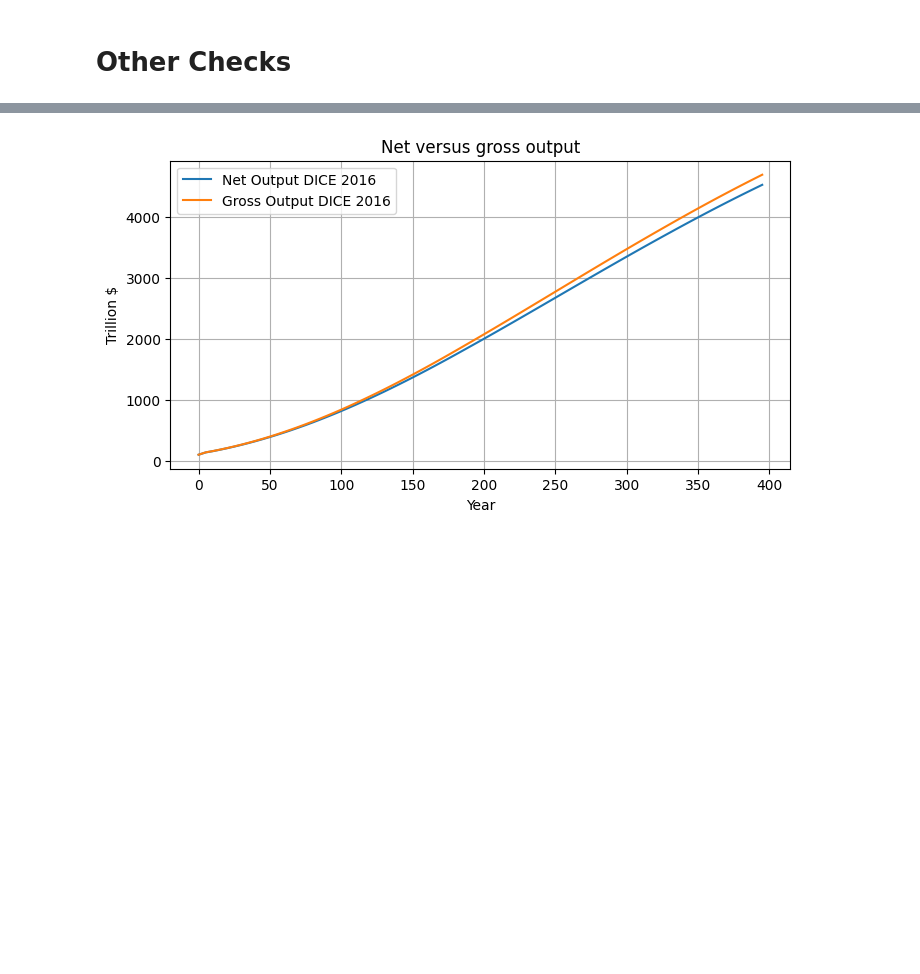
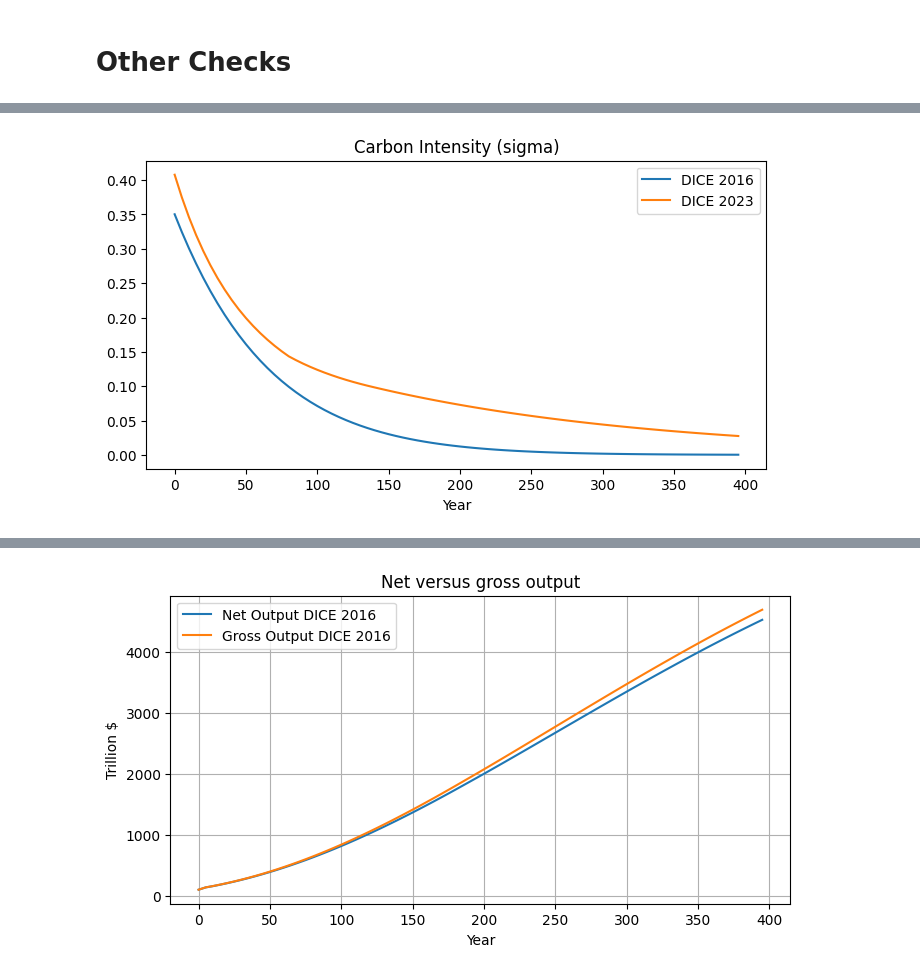
Before and after one commit to hermanvest/DNN-for-ACE, a Jupyter notebook: plotting/thesis_results.ipynb, the cells around one changed output, grey strips where cells are left out. Saved outputs shown, nothing was run; the diff lists cells and outputs as text; code cells hidden in the pictures; blank space fills up the shorter version.

```diff
--- a/plotting/thesis_results.ipynb
+++ b/plotting/thesis_results.ipynb
@@ -245,0 +265,15 @@ plt.show()
+# %%
+carbon_intensity2016 = env2016.equations_of_motion.sigma.numpy()[:num_time_steps]
+carbon_intensity2023 = env2023.equations_of_motion.sigma.numpy()[:num_time_steps]
+
+plt.figure(figsize=(8, 4))
+plt.plot(year_labels, carbon_intensity2016, label='DICE 2016')
+plt.plot(year_labels, carbon_intensity2023, label='DICE 2023')
+plt.title('Carbon Intensity (sigma)')
+plt.xlabel('Year')
+plt.ylabel('')
+plt.legend()
+plt.grid(False)
+plt.show()
+# %% [output]
+[figure, added]
```
Also changed, not shown: parts of 9 cells of this notebook, 3 other files.
